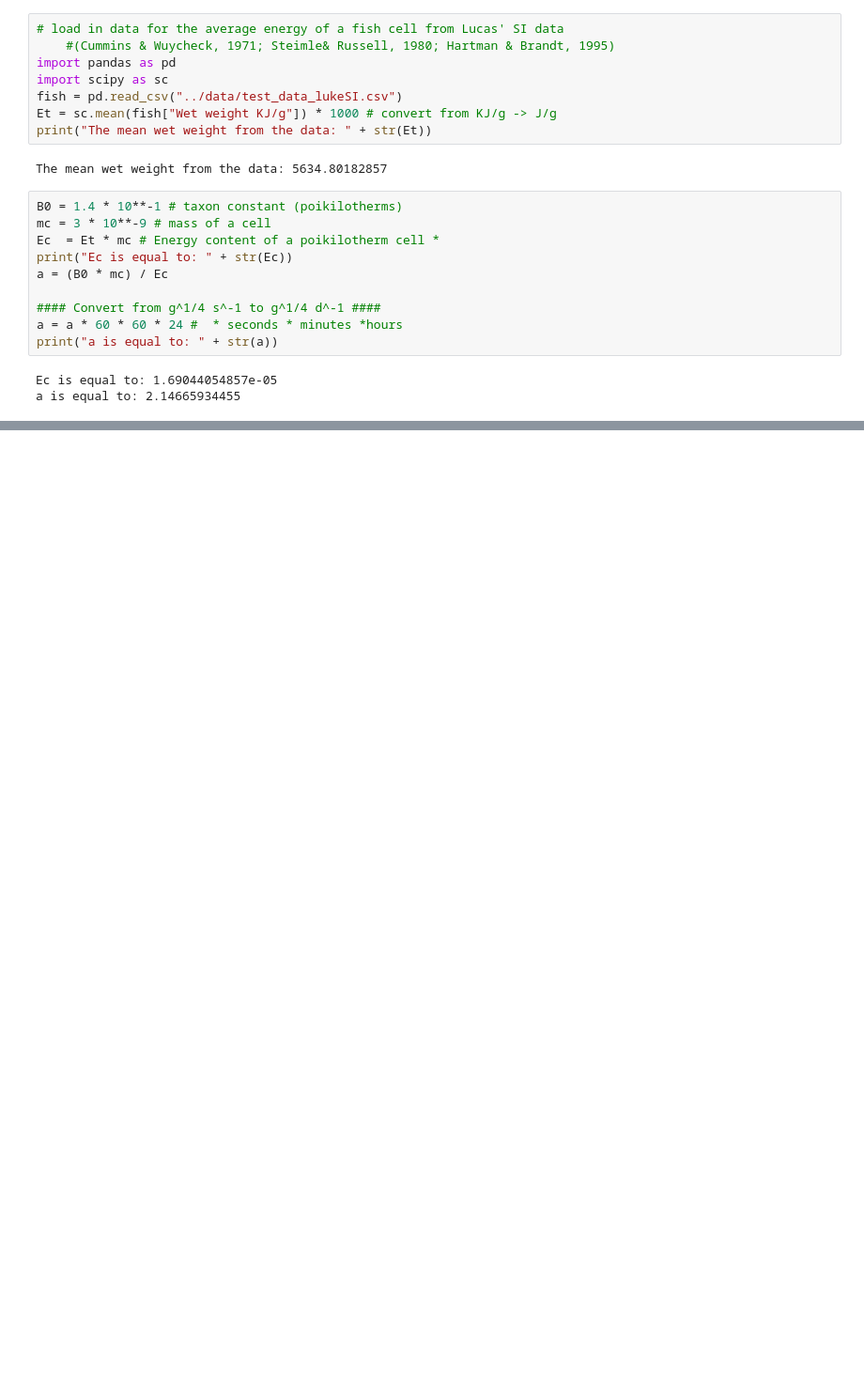
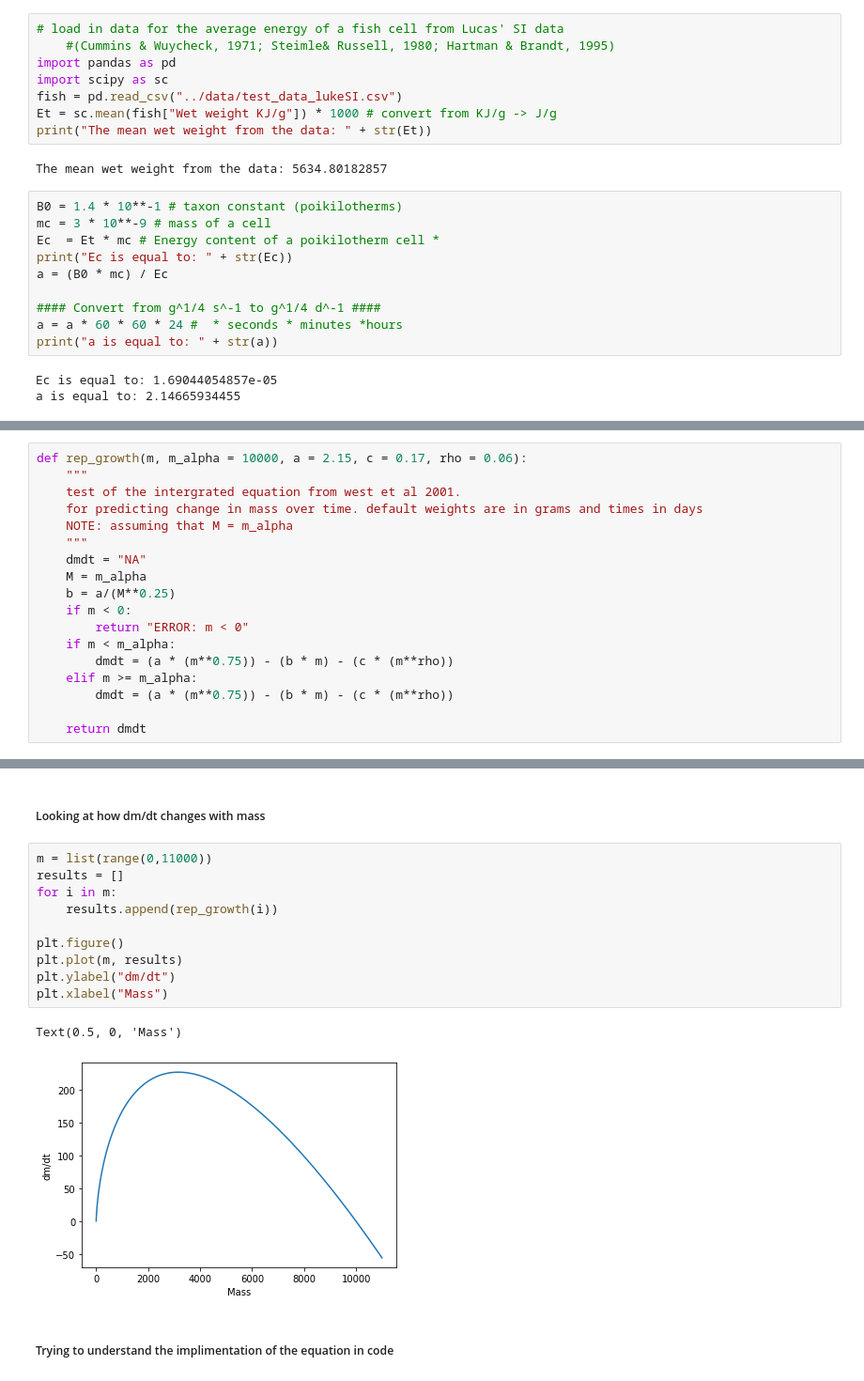
Before and after one commit to Don-Burns/Masters_Project, a Jupyter notebook: code/Model_Implementation_Exploration.ipynb, the cells around one changed output, grey strips where cells are left out. Shown at 94% size. Drawn from its saved outputs; the diff is of its cells as text; blank space fills up the shorter version.

```diff
--- a/code/Model_Implementation_Exploration.ipynb
+++ b/code/Model_Implementation_Exploration.ipynb
@@ -96,0 +255,18 @@ before reproduction is factored in:
+# %%
+def rep_growth(m, m_alpha = 10000, a = 2.15, c = 0.17, rho = 0.06):
+    """
+    test of the intergrated equation from west et al 2001.
+    for predicting change in mass over time. default weights are in grams and times in days
+    NOTE: assuming that M = m_alpha
+    """
+    dmdt = "NA"
+    M = m_alpha
+    b = a/(M**0.25)
+    if m < 0:
+        return "ERROR: m < 0"
+    if m < m_alpha:
+        dmdt = (a * (m**0.75)) - (b * m) - (c * (m**rho))
+    elif m >= m_alpha:
+        dmdt = (a * (m**0.75)) - (b * m) - (c * (m**rho))
+
+    return dmdt
@@ -96,0 +292,17 @@ before reproduction is factored in:
+# %% [markdown]
+##### Looking at how dm/dt changes with mass
+# %%
+m = list(range(0,11000))
+results = []
+for i in m:
+    results.append(rep_growth(i))
+
+plt.figure()
+plt.plot(m, results)
+plt.ylabel("dm/dt")
+plt.xlabel("Mass")
+# %% [output]
+Text(0.5, 0, 'Mass')
+[figure, added]
+# %% [markdown]
+##### Trying to understand the implimentation of the equation in code
```
Also changed, not shown: parts of 34 cells of this notebook.
